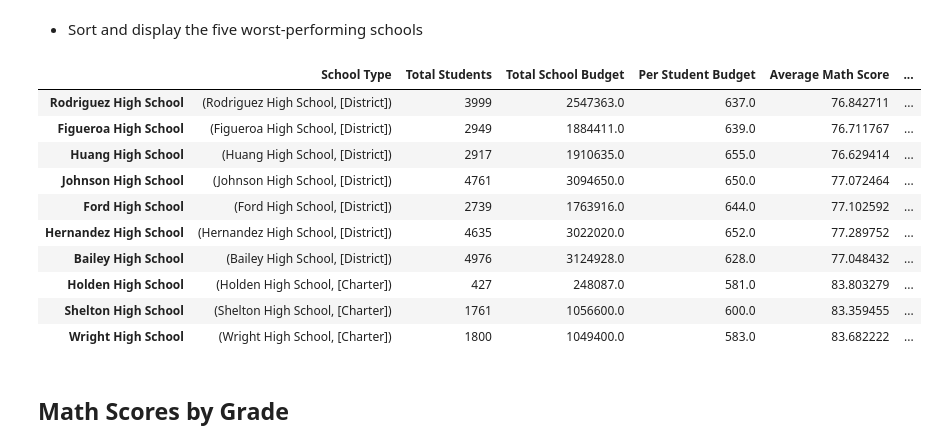
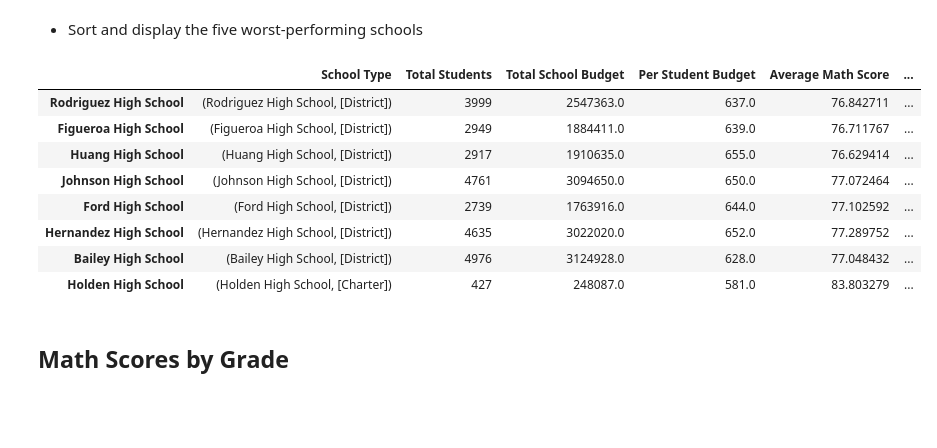
Before and after one commit to bwalshdtan/Pandas_Homework, a Jupyter notebook: PyCitySchools_starter.ipynb, the cells around one changed output. Drawn from its saved outputs; the diff is of its cells as text; code cells hidden in the pictures; blank space fills up the shorter version.

```diff
--- a/PyCitySchools_starter.ipynb
+++ b/PyCitySchools_starter.ipynb
@@ -192,19 +190,17 @@ top_performing_schools.head(10)
 * Sort and display the five worst-performing schools
 # %%
 bottom_performing_schools = school_summary_df.sort_values('Overall Passing Rate')
-bottom_performing_schools.head(10)
+bottom_performing_schools.head(8)
 # %% [output]
 |  | School Type | Total Students | Total School Budget | Per Student Budget | Average Math Score | ... |
 | Rodriguez High School | (Rodriguez High School, [District]) | 3999 | 2547363.0 | 637.0 | 76.842711 | ... |
 | Figueroa High School | (Figueroa High School, [District]) | 2949 | 1884411.0 | 639.0 | 76.711767 | ... |
 | Huang High School | (Huang High School, [District]) | 2917 | 1910635.0 | 655.0 | 76.629414 | ... |
 | Johnson High School | (Johnson High School, [District]) | 4761 | 3094650.0 | 650.0 | 77.072464 | ... |
 | Ford High School | (Ford High School, [District]) | 2739 | 1763916.0 | 644.0 | 77.102592 | ... |
 | Hernandez High School | (Hernandez High School, [District]) | 4635 | 3022020.0 | 652.0 | 77.289752 | ... |
 | Bailey High School | (Bailey High School, [District]) | 4976 | 3124928.0 | 628.0 | 77.048432 | ... |
 | Holden High School | (Holden High School, [Charter]) | 427 | 248087.0 | 581.0 | 83.803279 | ... |
-| Shelton High School | (Shelton High School, [Charter]) | 1761 | 1056600.0 | 600.0 | 83.359455 | ... |
-| Wright High School | (Wright High School, [Charter]) | 1800 | 1049400.0 | 583.0 | 83.682222 | ... |
 # %% [markdown]
 ## Math Scores by Grade
 # %% [markdown]
```
Also changed, not shown: parts of 3 cells of this notebook.
